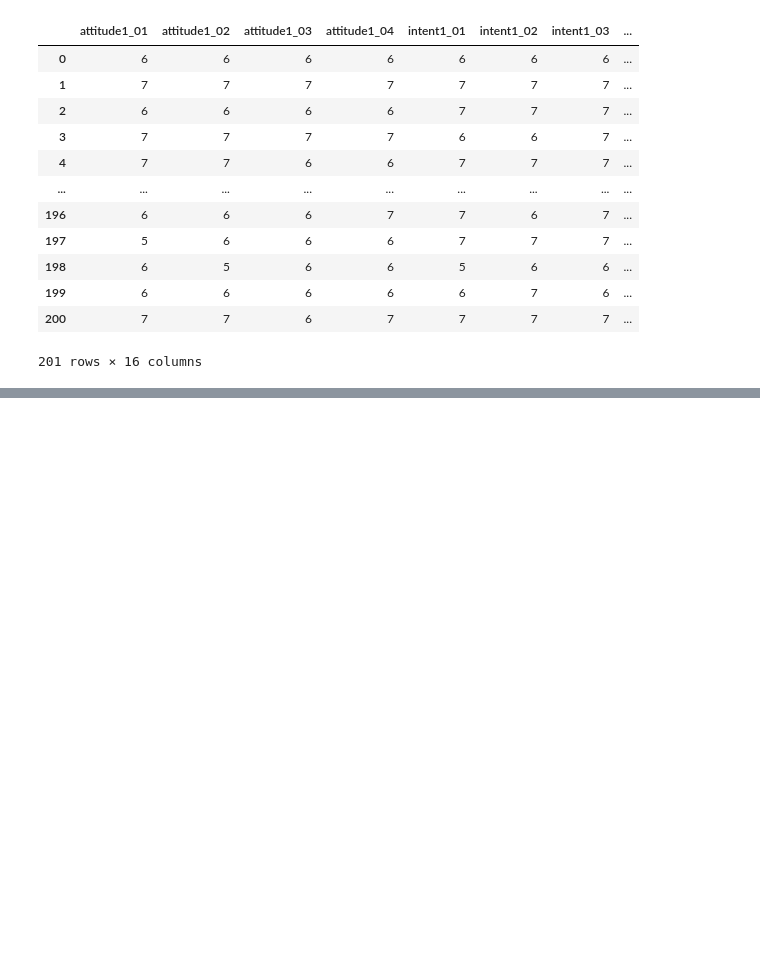
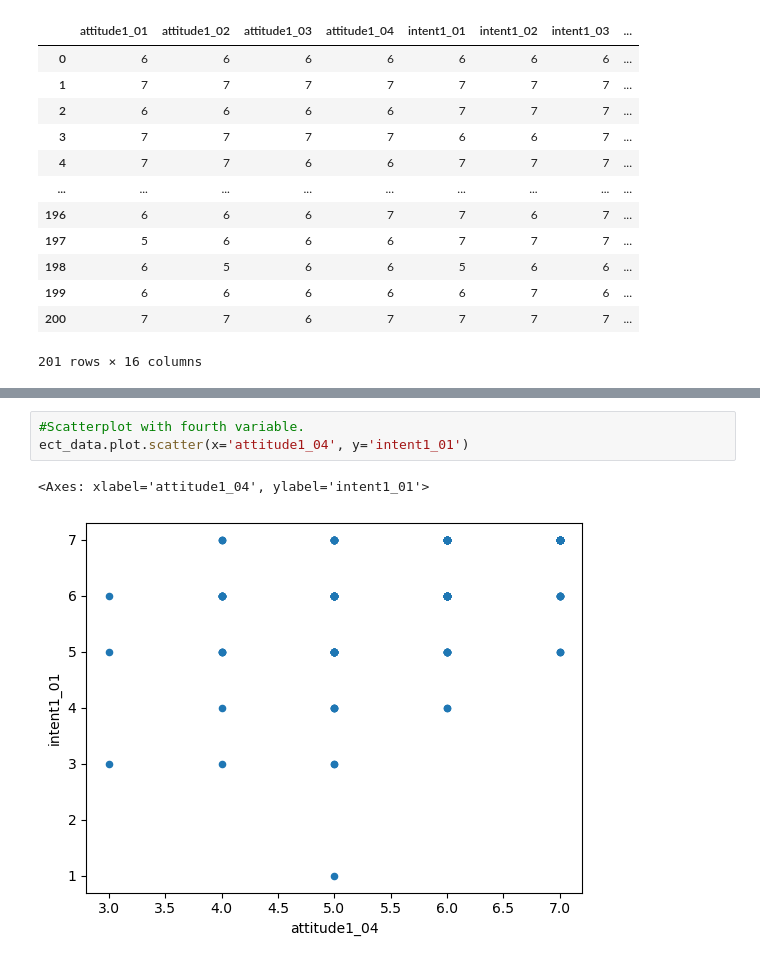
Before and after one commit to TheUltimateFishstick/week9labs, a Jupyter notebook: 09_Independent_Lab_Morgan.ipynb, the cells around one changed output, grey strips where cells are left out. Saved outputs shown, nothing was run; the diff lists cells and outputs as text; blank space fills up the shorter version.

```diff
--- a/09_Independent_Lab_Morgan.ipynb
+++ b/09_Independent_Lab_Morgan.ipynb
@@ -43,0 +73,6 @@ ect_data
+# %%
+#Scatterplot with fourth variable.
+ect_data.plot.scatter(x='attitude1_04', y='intent1_01')
+# %% [output]
+<Axes: xlabel='attitude1_04', ylabel='intent1_01'>
+[figure, added]
```
Also changed, not shown: parts of 13 cells of this notebook, 3 other files.
